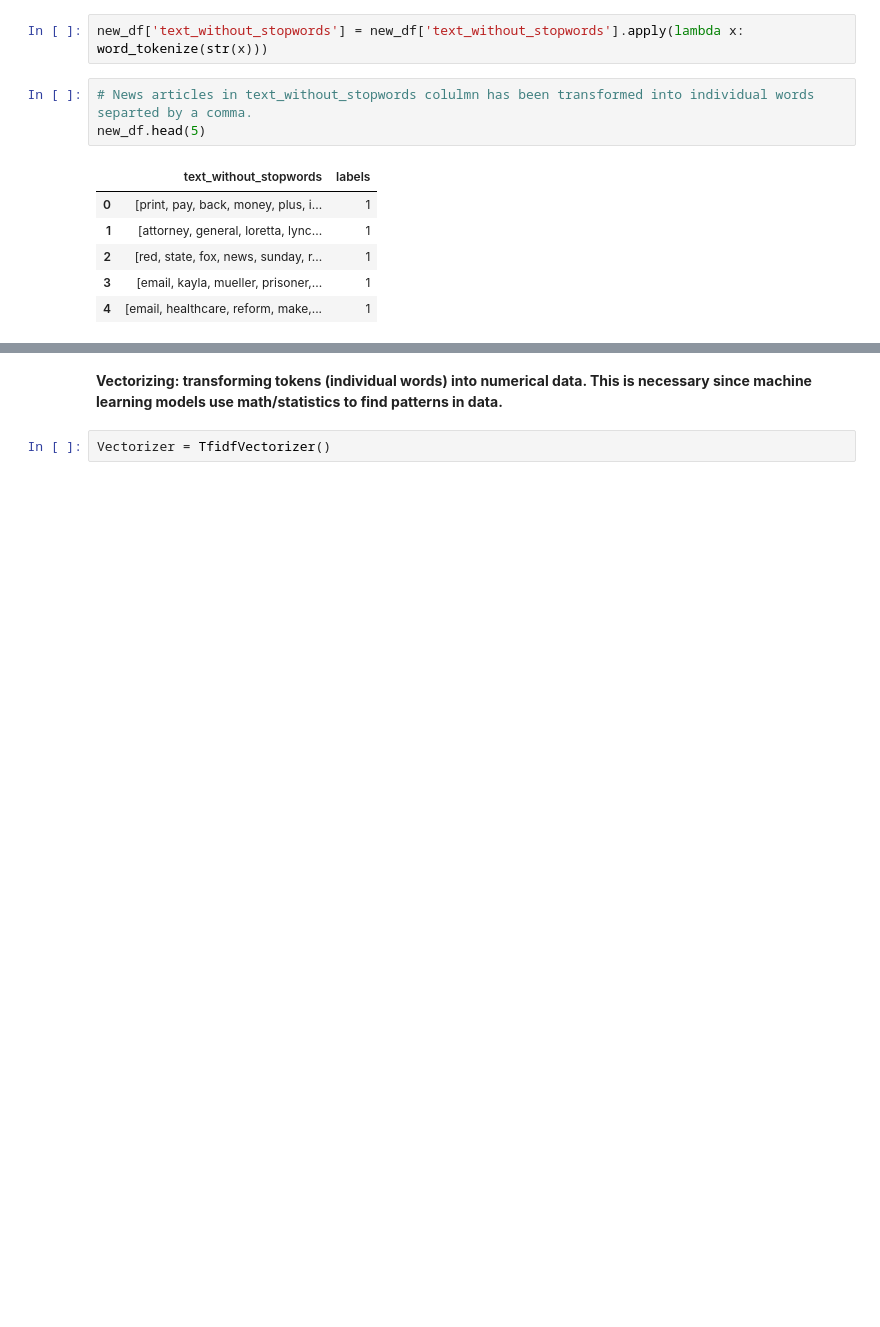
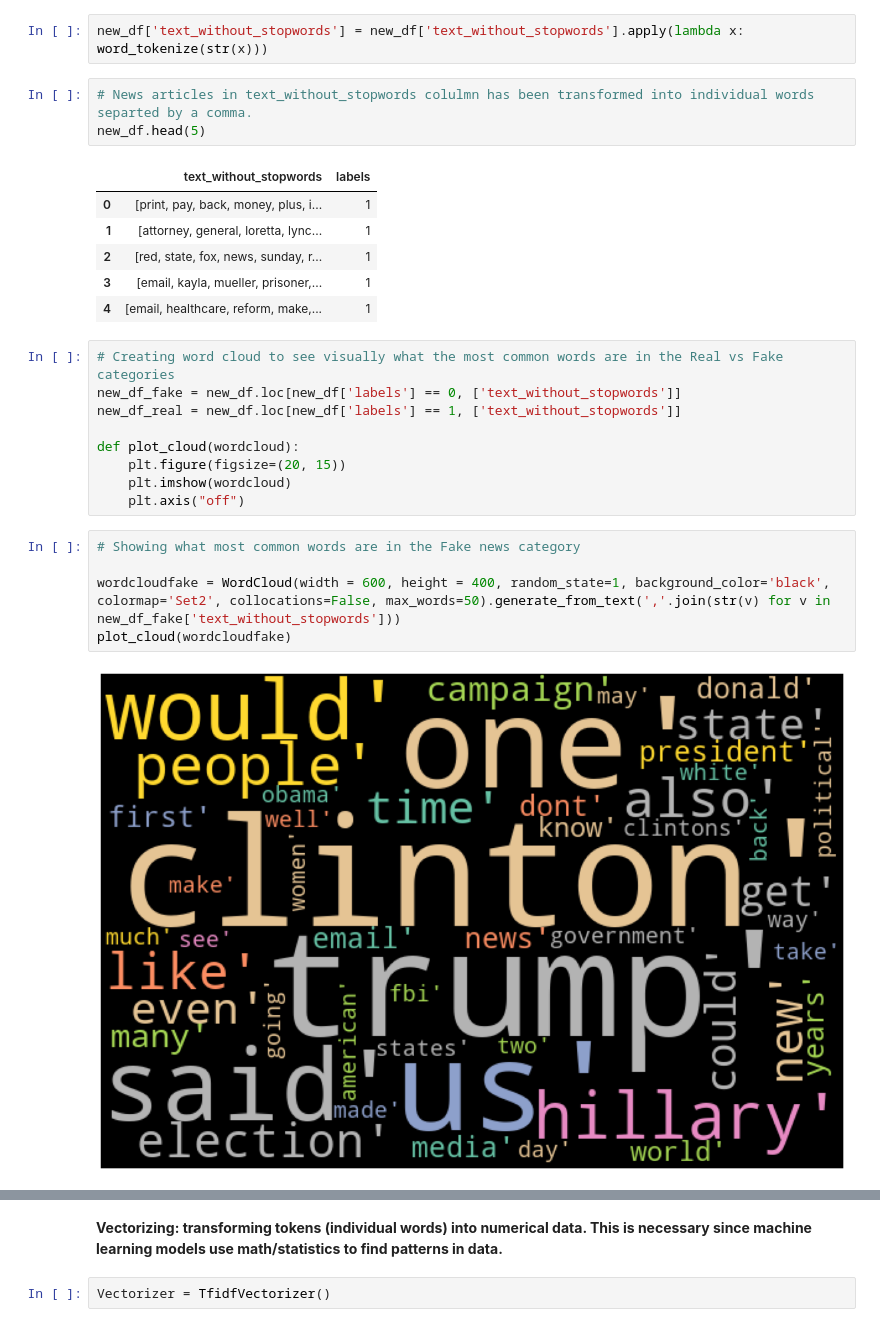
Before and after one commit to richeung1/Fake-News-Detector, a Jupyter notebook: Fake_News_Detector_26Apr2022.ipynb, the cells around one changed output, grey strips where cells are left out. Saved outputs shown, nothing was run; the diff lists cells and outputs as text; blank space fills up the shorter version.

```diff
--- a/Fake_News_Detector_26Apr2022.ipynb
+++ b/Fake_News_Detector_26Apr2022.ipynb
@@ -139,3 +143,19 @@ new_df.head(5)
 | 2 | [red, state, fox, news, sunday, r... | 1 |
 | 3 | [email, kayla, mueller, prisoner,... | 1 |
 | 4 | [email, healthcare, reform, make,... | 1 |
+# %%
+# Creating word cloud to see visually what the most common words are in the Real vs Fake categories
+new_df_fake = new_df.loc[new_df['labels'] == 0, ['text_without_stopwords']]
+new_df_real = new_df.loc[new_df['labels'] == 1, ['text_without_stopwords']]
+
+def plot_cloud(wordcloud):
+    plt.figure(figsize=(20, 15))
+    plt.imshow(wordcloud)
+    plt.axis("off")
+# %%
+# Showing what most common words are in the Fake news category
+
+wordcloudfake = WordCloud(width = 600, height = 400, random_state=1, background_color='black', colormap='Set2', collocations=False, max_words=50).generate_from_text(','.join(str(v) for v in new_df_fake['text_without_stopwords']))
+plot_cloud(wordcloudfake)
+# %% [output]
+[figure, added]
```
Also changed, not shown: parts of 14 cells of this notebook.
